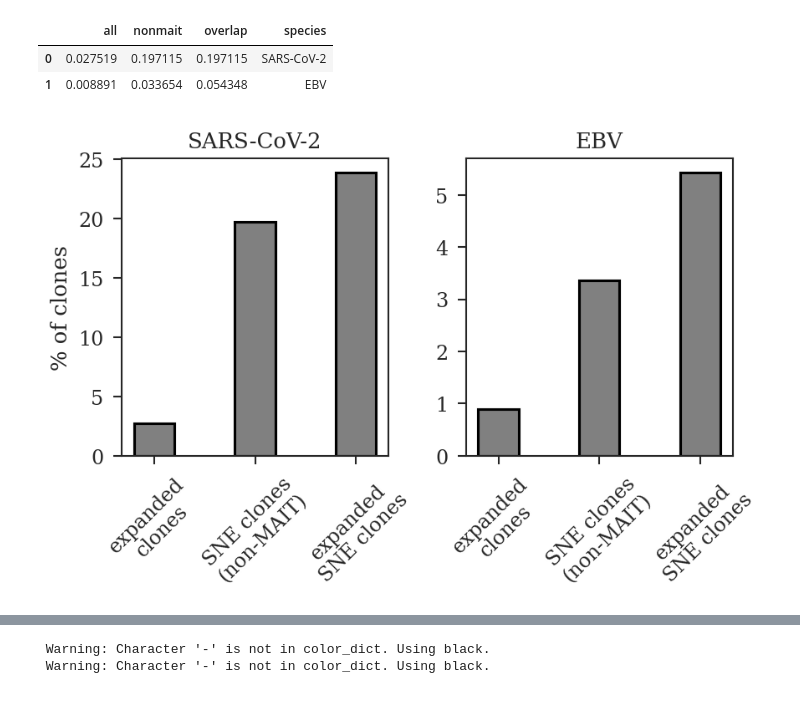
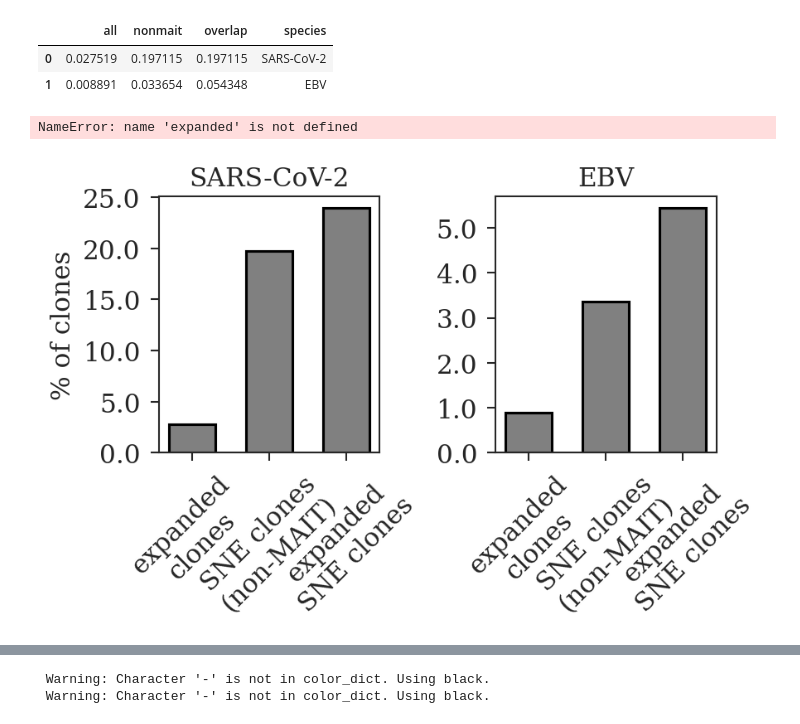
Before and after one commit to svalkiers/immune_response_detection, a Jupyter notebook: notebooks/tirtlseq.ipynb, the cells around one changed output, grey strips where cells are left out. Drawn from its saved outputs; the diff is of its cells as text; code cells hidden in the pictures.

```diff
--- a/notebooks/tirtlseq.ipynb
+++ b/notebooks/tirtlseq.ipynb
@@ -1195,8 +1682,37 @@ expanders['full_clone'] = expanders[clonecols].astype(str).agg('_'.join, axis=1)
 res_acute.data['full_clone'] = res_acute.data[clonecols].astype(str).agg('_'.join, axis=1)
 
 from matplotlib_venn import venn2
-
+ovl = (set(expanders.full_clone).intersection(set(res_acute.data.full_clone)))
 venn2((set(expanders.full_clone), set(res_acute.data.full_clone)))
 # %% [output]
 <matplotlib_venn._common.VennDiagram at 0x...>
 [figure]
+# %%
+enriched_expanded = res_acute.data[res_acute.data.full_clone.isin(ovl)].reset_index()
+
+fig, ax = plt.subplots()
+nodes_enriched_expanded, edges_enriched_expanded, annot_enriched_expanded = vdjdb_annotation_network(enriched_expanded, vdjdb_paired, fig, ax)
+
+node_to_species = {i:vdjdb_paired.loc[int(i.split('_')[0])]['antigen.species'] for i in nodes_enriched_expanded if 'VDJDB' in i}
+node_to_epitope = {i:vdjdb_paired.loc[int(i.split('_')[0])]['antigen.epitope'] for i in nodes_enriched_expanded if 'VDJDB' in i}
+
+sne_species = {}
+for i in edges_enriched_expanded:
+    tcr_index = int(i[0].split('_')[0])
+    if tcr_index not in sne_species:
+        sne_species[tcr_index] = {node_to_species[i[1]]}
+    else:
+        sne_species[tcr_index].add(node_to_species[i[1]])
+
+sne_epitope = {}
+for i in edges_enriched_expanded:
+    tcr_index = int(i[0].split('_')[0])
+    if tcr_index not in sne_epitope:
+        sne_epitope[tcr_index] = {node_to_epitope[i[1]]}
+    else:
+        sne_epitope[tcr_index].add(node_to_epitope[i[1]])
+
+mapped_species = [sne_species[x] if x in sne_species else None for x in enriched_expanded.index]
+mapped_epitope = [sne_epitope[x] if x in sne_epitope else None for x in enriched_expanded.index]
+enriched_expanded['mapped_species'] = mapped_species
+enriched_expanded['mapped_epitope'] = mapped_epitope
@@ -1362,6 +1888,10 @@ df
 |  | all | nonmait | overlap | species |
 | 0 | 0.027519 | 0.197115 | 0.197115 | SARS-CoV-2 |
 | 1 | 0.008891 | 0.033654 | 0.054348 | EBV |
+# %%
+expanded
+# %% [output]
+NameError: name 'expanded' is not defined
 # %%
 import matplotlib.pyplot as plt
 import numpy as np
@@ -1369,40 +1899,42 @@ import numpy as np
 # Sample data based on user's description
 data = {
     'species': ['SARS-CoV-2', 'EBV'],
     'all': [0.027519, 0.008891],
     'nonmait': [0.197115, 0.033654],
     'overlap': [0.2391304347826087, 0.054348]
 }
 
 df = pd.DataFrame(data)
 
 # Plot settings
 fig, ax = plt.subplots(1, 2, figsize=(6,4), dpi=150, sharey=False)
 
 # Plotting data for each species
 species = df['species'].unique()
 categories = ['all', 'nonmait', 'overlap']
 x = np.arange(len(categories))  # Label locations
-width = 0.4  # Bar width
+width = 0.6  # Bar width
 
 for i, species_name in enumerate(species):
     values = df[df['species'] == species_name][categories].values[0]
     ax[i].bar(x, values*100, width, color='grey', edgecolor='black', linewidth=1.5)
-    ax[i].set_title(species_name)
+    ax[i].set_title(species_name, fontsize=15)
     ax[i].set_xticks(x)
+    yticks = ax[i].get_yticks()
+    ax[i].set_yticklabels(yticks, fontsize=15)
     ax[i].set_xticklabels(categories)
 
-ax[0].set_ylabel(r'% of clones')
-ax[0].set_xticklabels(['expanded\nclones','SNE clones\n(non-MAIT)', 'expanded\nSNE clones'], rotation=45)
-ax[1].set_xticklabels(['expanded\nclones','SNE clones\n(non-MAIT)', 'expanded\nSNE clones'], rotation=45)
+ax[0].set_ylabel(r'% of clones', fontsize=15)
+ax[0].set_xticklabels(['expanded\nclones','SNE clones\n(non-MAIT)', 'expanded\nSNE clones'], rotation=45, fontsize=15)
+ax[1].set_xticklabels(['expanded\nclones','SNE clones\n(non-MAIT)', 'expanded\nSNE clones'], rotation=45, fontsize=15)
     # ax[i].set_ylim(0, max(df[categories].values.flatten()) * 1.2)
 
 # Displaying the plot
 plt.tight_layout()
 plt.show()
-fig.savefig('../sne_manuscript/manuscript_figures/tirtl_expanded_sne_sars_ebv.png', dpi=500, bbox_inches='tight')
+# fig.savefig('../sne_manuscript/manuscript_figures/tirtl_expanded_sne_sars_ebv.svg', bbox_inches='tight')
 # %% [output]
-[figure, old version]
+[figure, new version]
 # %%
 final = longi_data.merge(res_acute.data, on=list(commoncols), how='inner')
 
```
Also changed, not shown: parts of 57 cells of this notebook, 2 other files.
